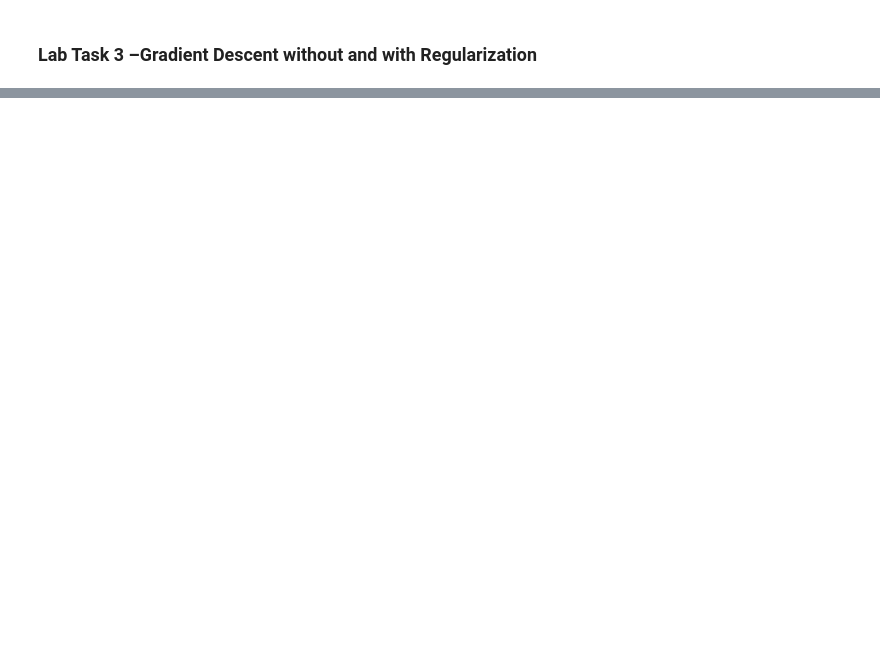
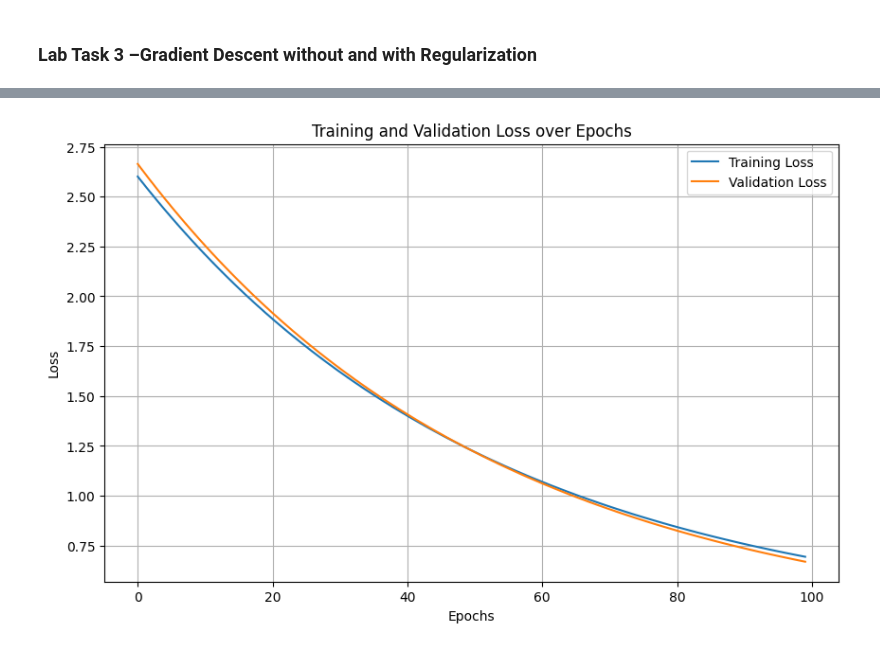
Before and after one commit to SalmanSi/ML-labs, a Jupyter notebook: lab3/lab03.ipynb, the cells around one changed output, grey strips where cells are left out. Cells and saved outputs as stored; diff of their text form; code cells hidden in the pictures; blank space fills up the shorter version.

Commit message:
Add gradient descent

```diff
--- a/lab3/lab03.ipynb
+++ b/lab3/lab03.ipynb
@@ -183,10 +174,2 @@ cost: 152.83171501442507
 # %% [markdown]
 ### Lab Task 3 –Gradient Descent without and with Regularization
-# %%
-def compute_gradient(X,y,W):
-    dj_dw_sum=0
-
-    m=X.shape[0]
-
-    h_x=np.dot(X,W)
-    h_x-y
@@ -192,0 +213,6 @@ def compute_gradient(X,y,W):
+# %%
+X,y,w=load_data_and_weights("train_data.csv")
+print(f"X shape: {X.shape}")
+print(f"y shape: {y.shape}")
+print(f"w shape: {w.shape}")
+w=gradient_descent(X,y,w,0.0,0)
@@ -192,0 +236,85 @@ def compute_gradient(X,y,W):
+# %%
+import numpy as np
+import pandas as pd
+import matplotlib.pyplot as plt
+
+def main():
+    # Load training data
+    X_train, y_train, w_initial = load_data_and_weights("train_data.csv")
+
+    # Load validation data
+    X_val, y_val, _ = load_data_and_weights("val_data.csv")  # We don't need the w_initial for validation
+
+    # Normalize features for both training and validation data
+    X_train_norm, means, stds = normalize_features(X_train)
+
+    # Apply same normalization to validation data
+    X_val_norm = X_val.copy()
+    X_val_norm[:, 1:] = (X_val[:, 1:] - means) / stds
+
+    # Initialize normalized weights
+    w = np.random.rand(X_train_norm.shape[1], 1)
+
+    # Set hyperparameters
+    alpha = 0.01
+    lambd = 0.1
+    num_epochs = 100
+
+    # Initialize arrays to store losses
+    train_losses = []
+    val_losses = []
+
+    # Training loop
+    for epoch in range(num_epochs):
+        # Update weights using gradient descent (one epoch)
+        dw = compute_gradient(X_train_norm, y_train, w, lambd)
+        w = w - (alpha * dw)
+
+        # Calculate losses
+        train_loss = cost_function(X_train_norm, y_train, w, lambd)
+        val_loss = cost_function(X_val_norm, y_val, w, lambd)
+
+        # Store losses
+        train_losses.append(train_loss)
+        val_losses.append(val_loss)
+
+        # Print progress every 10 epochs
+        if epoch % 10 == 0:
+            print(f"Epoch {epoch}: Training Loss = {train_loss}, Validation Loss = {val_loss}")
+
+    # Final model parameters
+    print("\nFinal model parameters:")
+    print(f"Weights: {w.flatten()}")
+
+    # Plot losses
+    plt.figure(figsize=(10, 6))
+    plt.plot(range(num_epochs), train_losses, label='Training Loss')
+    plt.plot(range(num_epochs), val_losses, label='Validation Loss')
+    plt.xlabel('Epochs')
+    plt.ylabel('Loss')
+    plt.title('Training and Validation Loss over Epochs')
+    plt.legend()
+    plt.grid(True)
+    plt.savefig('loss_plot.png')
+    plt.show()
+
+    return w, train_losses, val_losses
+
+def normalize_features(X):
+    # Skip the bias column (first column)
+    X_norm = X.copy()
+    means = np.mean(X[:, 1:], axis=0)
+    stds = np.std(X[:, 1:], axis=0)
+
+    # Avoid division by zero
+    stds[stds == 0] = 1
+
+    # Normalize each feature
+    X_norm[:, 1:] = (X[:, 1:] - means) / stds
+
+    return X_norm, means, stds
+
+# Run the main function
+if __name__ == "__main__":
+    w_final, train_losses, val_losses = main()
+# %% [output]
@@ -192,0 +334 @@ def compute_gradient(X,y,W):
+[figure, added]
```
Also changed, not shown: parts of 13 cells of this notebook, 12 other files.
